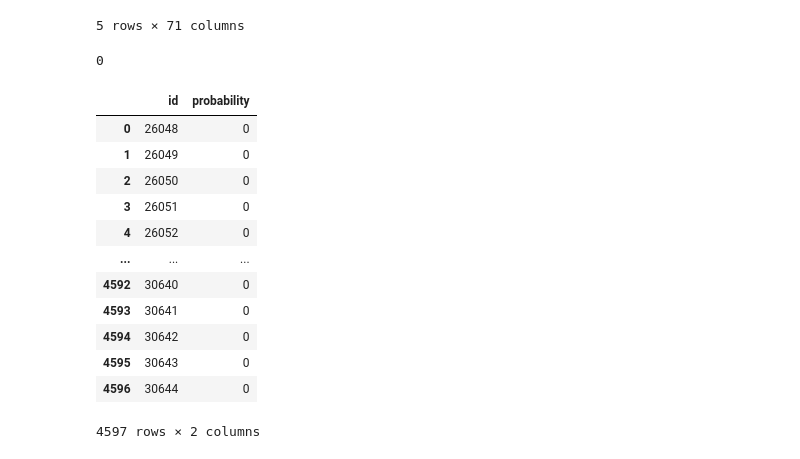
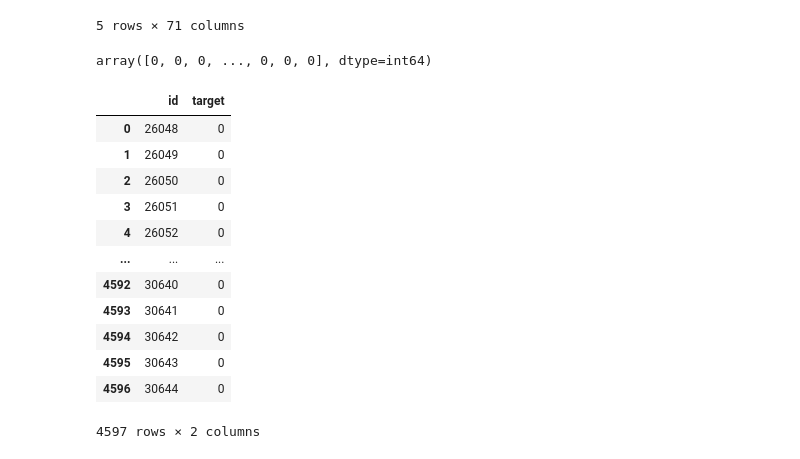
Before and after one commit to roman-povzyk/data_model_task_test_2021, a Jupyter notebook: data_model_test_task_2021.ipynb, the cells around one changed output. Saved outputs shown, nothing was run; the diff lists cells and outputs as text; code cells hidden in the pictures.

Commit message:
data model commit

```diff
--- a/data_model_test_task_2021.ipynb
+++ b/data_model_test_task_2021.ipynb
@@ -244,0 +220,6 @@ Name: target, dtype: int64
+# %%
+from sklearn.model_selection import train_test_split
+
+random.seed(42)
+
+X_train, X_test, y_train, y_test = train_test_split(X, y, test_size=0.2)
@@ -483,14 +460,14 @@ X_sample.head()
 5 rows × 71 columns
 # %%
 y_preds = clf.predict(X_sample)
-round(y_preds[0])
+y_preds
 # %% [output]
-0
+array([0, 0, 0, ..., 0, 0, 0], dtype=int64)
 # %%
-final_table = pd.DataFrame({'id': X_sample['id'], 'probability': y_preds})
+final_table = pd.DataFrame({'id': X_sample['id'], 'target': y_preds})
 final_table
 # %% [output]
-|  | id | probability |
+|  | id | target |
 | 0 | 26048 | 0 |
 | 1 | 26049 | 0 |
 | 2 | 26050 | 0 |
```
Also changed, not shown: parts of 36 cells of this notebook.
